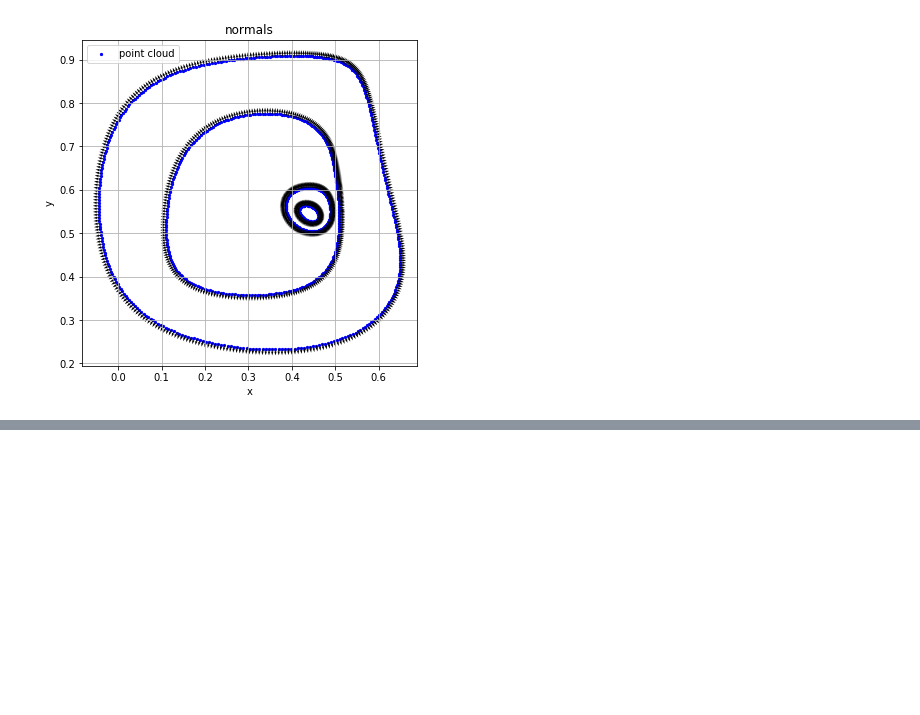
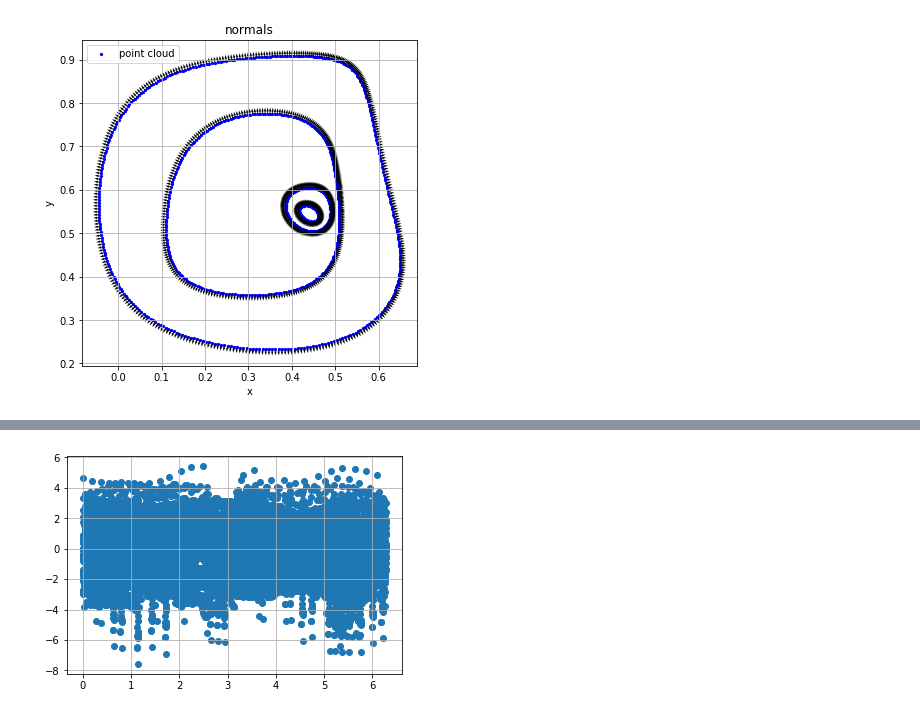
Before and after one commit to Tong-ZHAO/Symmetry_orbit_detection, a Jupyter notebook: 2D_python/2D_version.ipynb, the cells around one changed output, grey strips where cells are left out. Cells and saved outputs as stored; diff of their text form; code cells hidden in the pictures; blank space fills up the shorter version.

```diff
--- a/2D_python/2D_version.ipynb
+++ b/2D_python/2D_version.ipynb
@@ -203,0 +309,4 @@ def orient_normals(normals, connect_left, connect_right):
+# %%
+sample_idx = np.arange(0, len(pts), 4)
+sample_tree = KDTree(pts[sample_idx], 10)
+Ts, dict_index = point_pairing(pts[sample_idx], normals[sample_idx], curvatures[sample_idx], sample_tree)
@@ -203,0 +365,21 @@ def orient_normals(normals, connect_left, connect_right):
+# %%
+def sim2_log(mat, theta = None):
+
+    log_mat = np.zeros((4,))
+
+    if theta is  None:
+        theta = np.arccos(mat[0, 0])
+        sign = 1 if mat[1, 0] > 0 else -1
+        theta = (theta * sign) % (2 * np.pi)
+
+    log_mat[2] = theta
+
+    param_a = theta * mat[1, 0] / np.clip(2 * (1 - mat[0, 0]), 1e-6, None)
+    param_b = theta / 2
+
+    log_mat[0] = param_a * mat[0, 2] + param_b * mat[1, 2]
+    log_mat[1] = param_a * mat[1, 2] - param_b * mat[0, 2]
+
+    log_mat[3] = np.log(mat[2, 2])
+
+    return log_mat
@@ -203,0 +405,12 @@ def orient_normals(normals, connect_left, connect_right):
+# %%
+log_ts = np.zeros((len(Ts), 4))
+
+for i in range(len(Ts)):
+    log_ts[i] = sim2_log(Ts[i])
+# %%
+log_ts[476] = np.zeros((4,))
+# %%
+plt.scatter(log_ts[:, 2], log_ts[:, 3])
+plt.grid()
+# %% [output]
+[figure, added]
```
Also changed, not shown: parts of 14 cells of this notebook.
